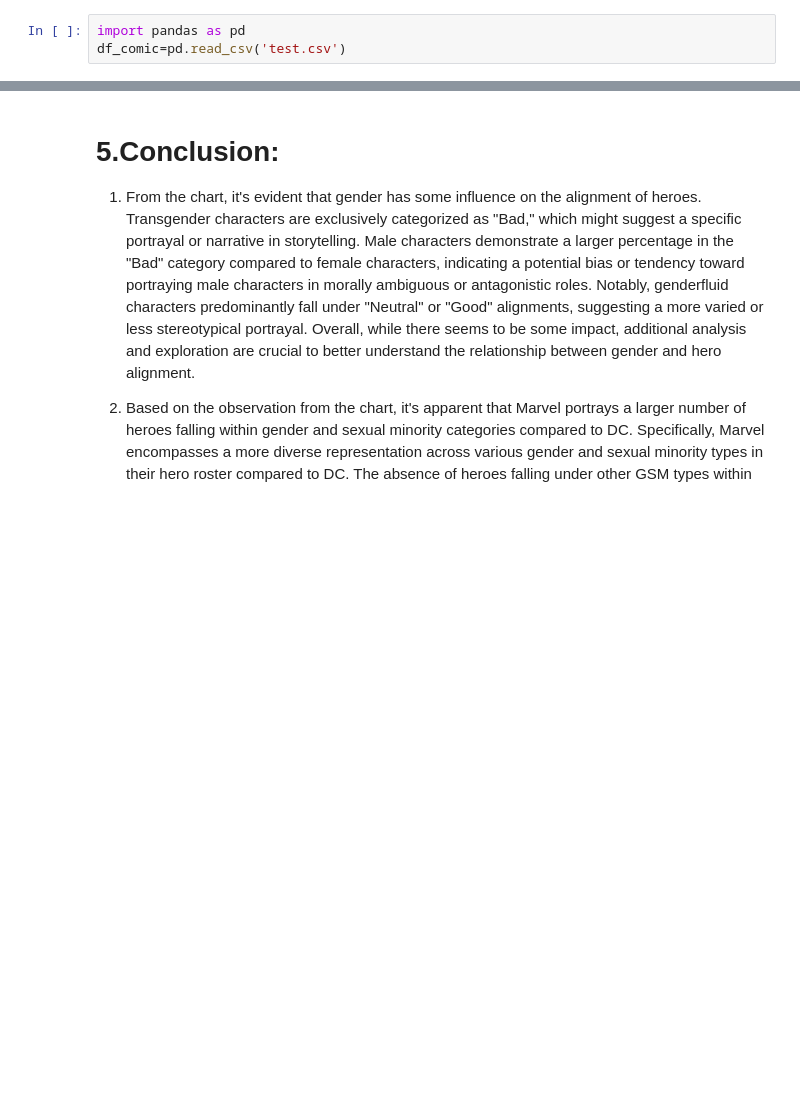
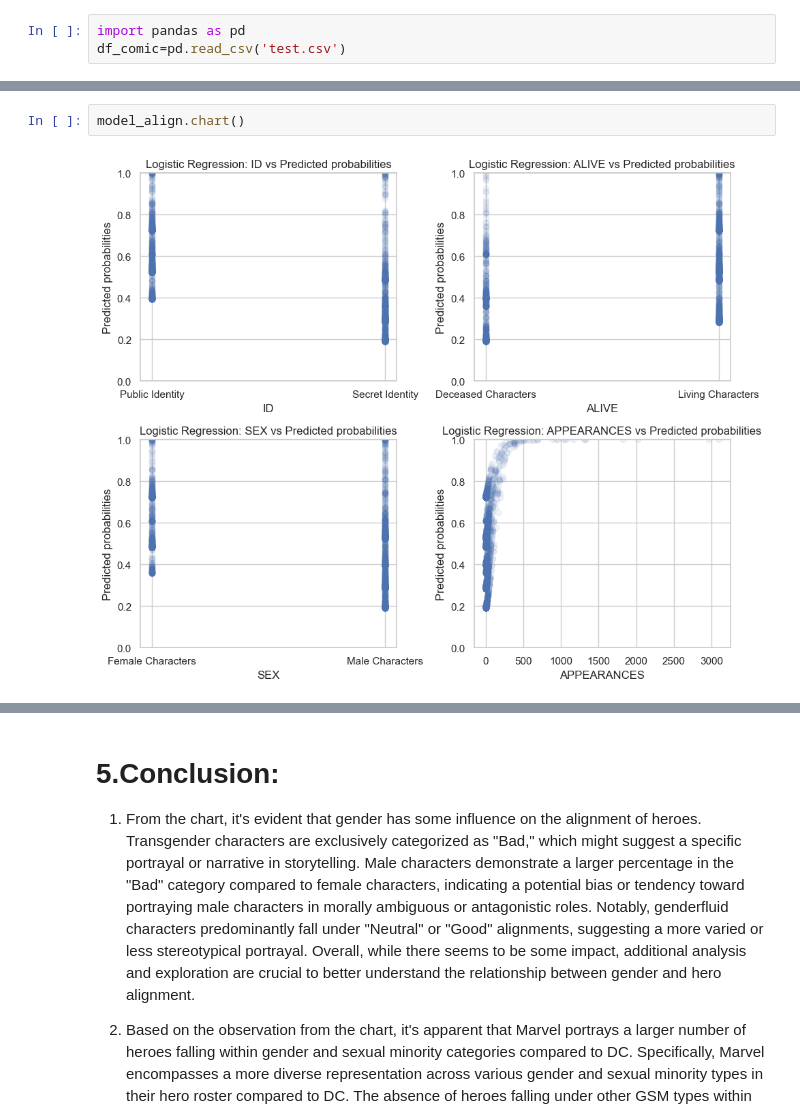
Before and after one commit to jc000222/Hero_Analysis, a Jupyter notebook: hero_analysis.ipynb, the cells around one changed output, grey strips where cells are left out. Saved outputs shown, nothing was run; the diff lists cells and outputs as text; blank space fills up the shorter version.

```diff
--- a/hero_analysis.ipynb
+++ b/hero_analysis.ipynb
@@ -961,0 +1007,4 @@ Pipeline(steps=[('preprocessor',
+# %%
+model_align.chart()
+# %% [output]
+[figure, added]
```
Also changed, not shown: parts of 26 cells of this notebook, 6 other files.
